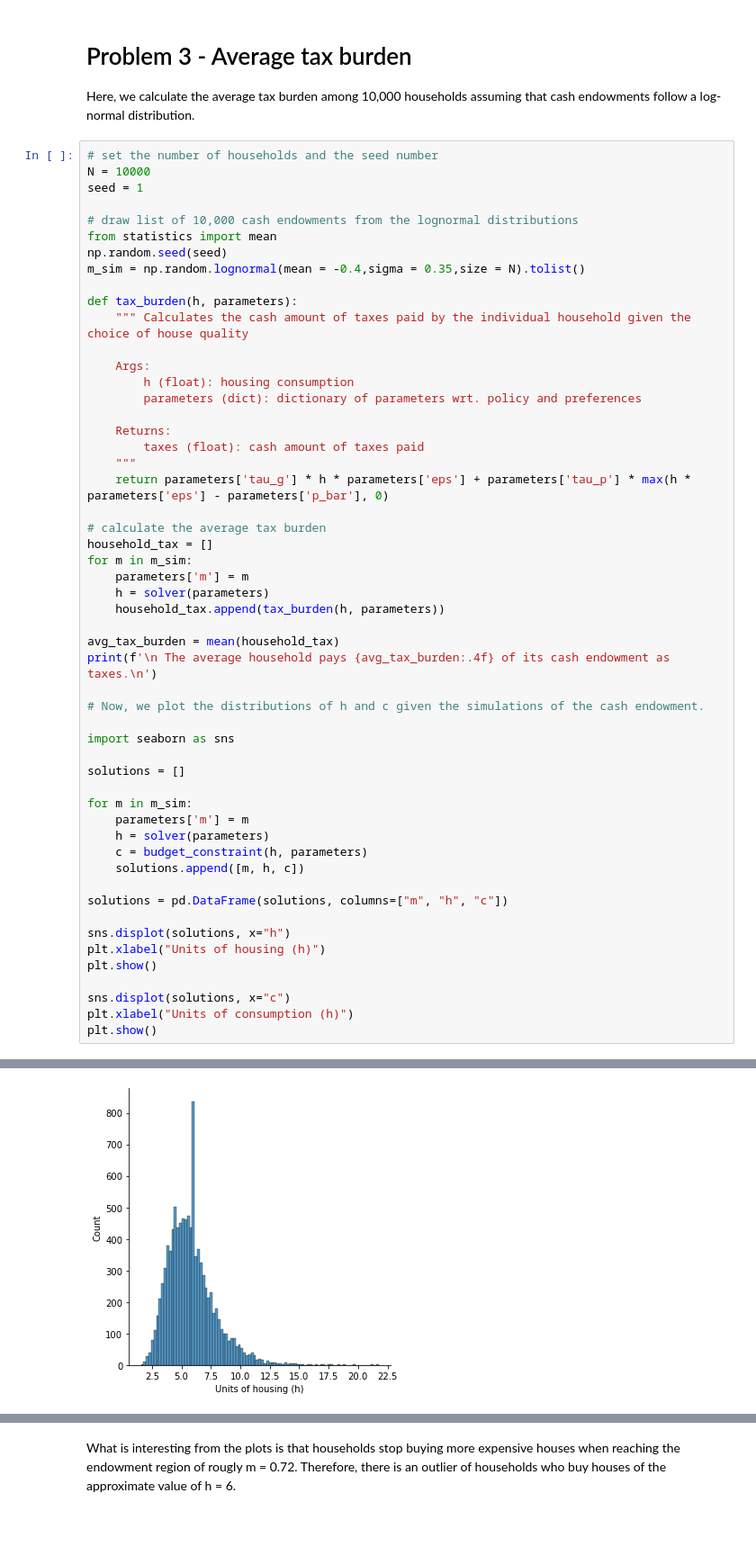
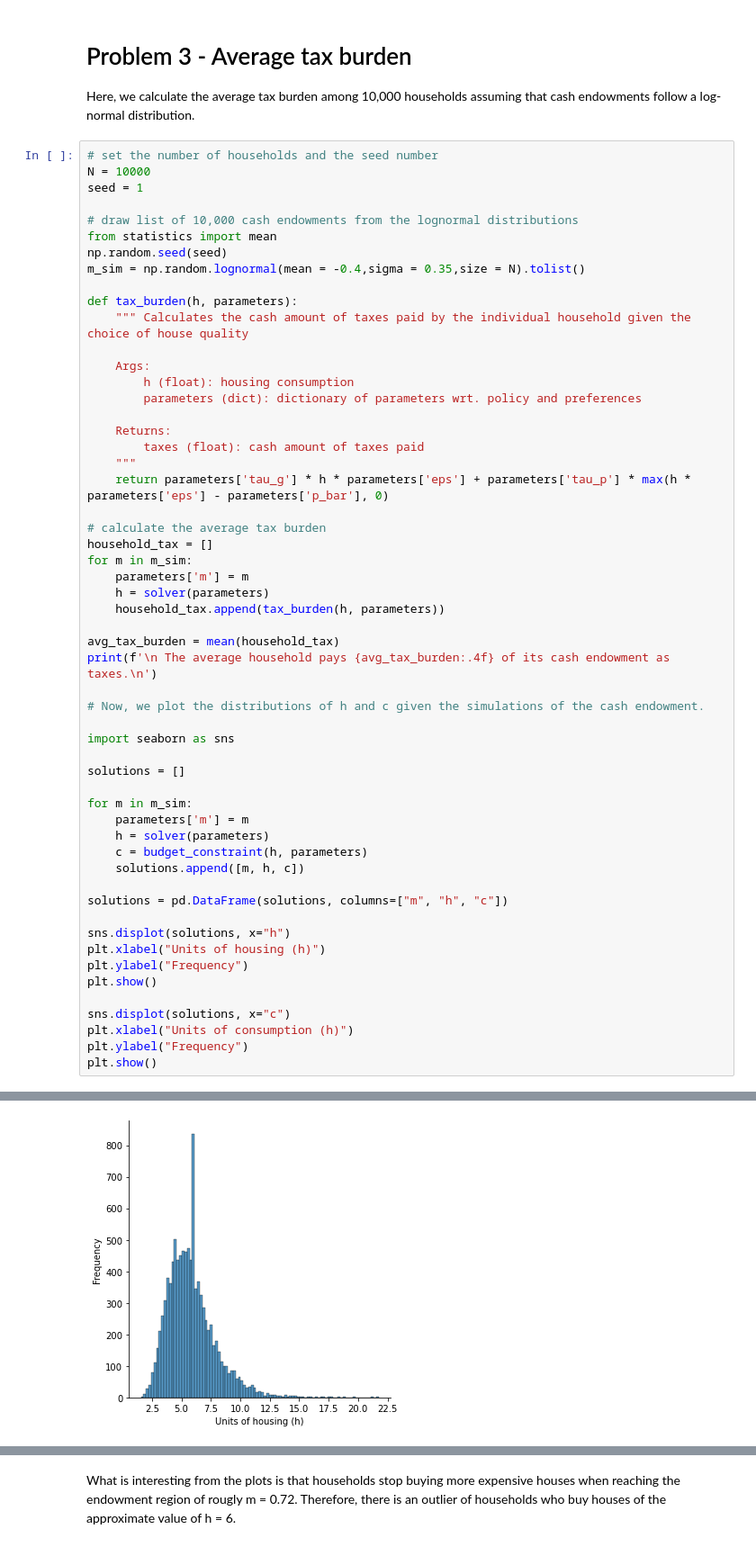
Before and after one commit to frederikbachdk/Python-UCPH, a Jupyter notebook: inauguralproject/inauguralproject.ipynb, the cells around one changed output, grey strips where cells are left out. Shown: that part at 90% size. Drawn from its saved outputs; the diff is of its cells as text.

```diff
--- a/inauguralproject/inauguralproject.ipynb
+++ b/inauguralproject/inauguralproject.ipynb
@@ -206,31 +206,33 @@ for m in m_sim:
     parameters['m'] = m
     h = solver(parameters)
     household_tax.append(tax_burden(h, parameters))
 
 avg_tax_burden = mean(household_tax)
 print(f'\n The average household pays {avg_tax_burden:.4f} of its cash endowment as taxes.\n')
 
 # Now, we plot the distributions of h and c given the simulations of the cash endowment.
 
 import seaborn as sns
 
 solutions = []
 
 for m in m_sim:
     parameters['m'] = m
     h = solver(parameters)
     c = budget_constraint(h, parameters)
     solutions.append([m, h, c])
 
 solutions = pd.DataFrame(solutions, columns=["m", "h", "c"])
 
 sns.displot(solutions, x="h")
 plt.xlabel("Units of housing (h)")
+plt.ylabel("Frequency")
 plt.show()
 
 sns.displot(solutions, x="c")
 plt.xlabel("Units of consumption (h)")
+plt.ylabel("Frequency")
 plt.show()
 # %% [output]
  The average household pays 0.0363 of its cash endowment as taxes.
-[figure, old version]
+[figure, new version]
```
Also changed, not shown: parts of 1 cell of this notebook, 3 other files.
